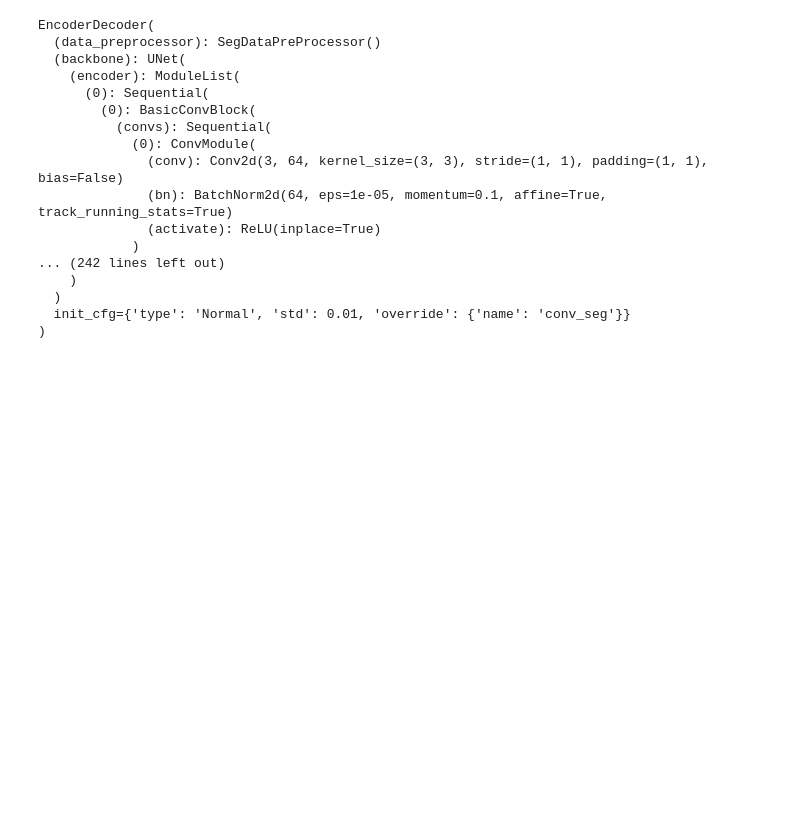
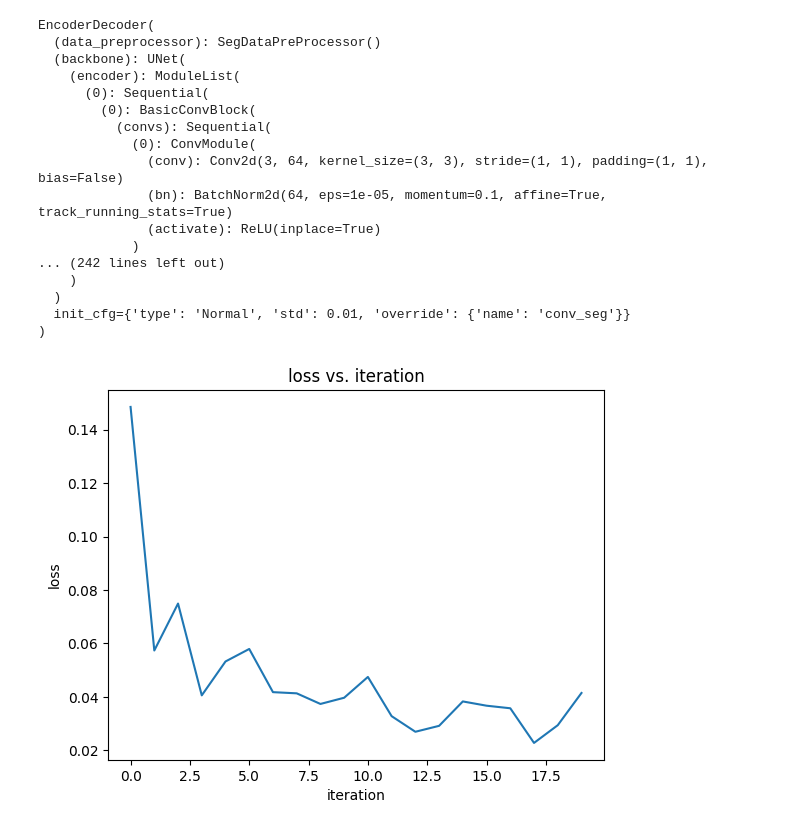
Before and after one commit to YZhu0225/Semantic-Segmentation-for-Retinal-Layer-in-Diabetic-Macular-Edema-using-Transfer-Learning, a Jupyter notebook: src/fine_tune_unet_crop_3.ipynb, the cells around one changed output. Cells and saved outputs as stored; diff of their text form; code cells hidden in the pictures; blank space fills up the shorter version.

Commit message:
add loss curve

```diff
--- a/src/fine_tune_unet_crop_3.ipynb
+++ b/src/fine_tune_unet_crop_3.ipynb
@@ -238,0 +242,17 @@ EncoderDecoder(
+# %%
+vis_data_path = '/workspaces/yj_xq_661_final_project/src/work_dirs/unet_try_crop_3/20231205_025825/vis_data/scalars.json'
+with open(vis_data_path) as f:
+    data_viz = [json.loads(line) for line in f]
+
+loss = []
+for i in range(len(data_viz)-1):
+    loss.append(data_viz[i]['loss'])
+# %%
+#plot loss vs. iteration
+plt.plot(loss)
+plt.xlabel('iteration')
+plt.ylabel('loss')
+plt.title('loss vs. iteration')
+plt.show()
+# %% [output]
+[figure, added]
```
Also changed, not shown: parts of 1 cell of this notebook.
